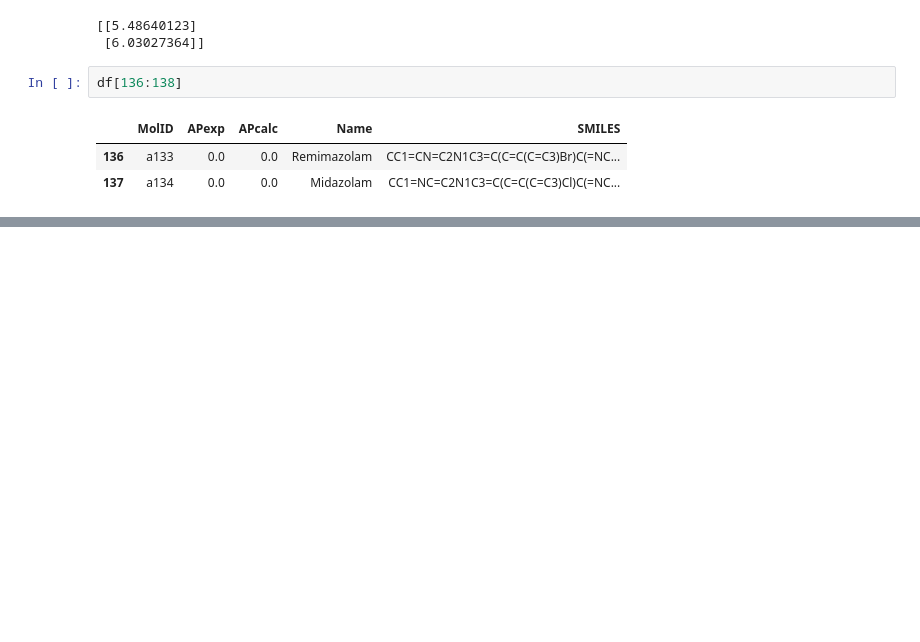
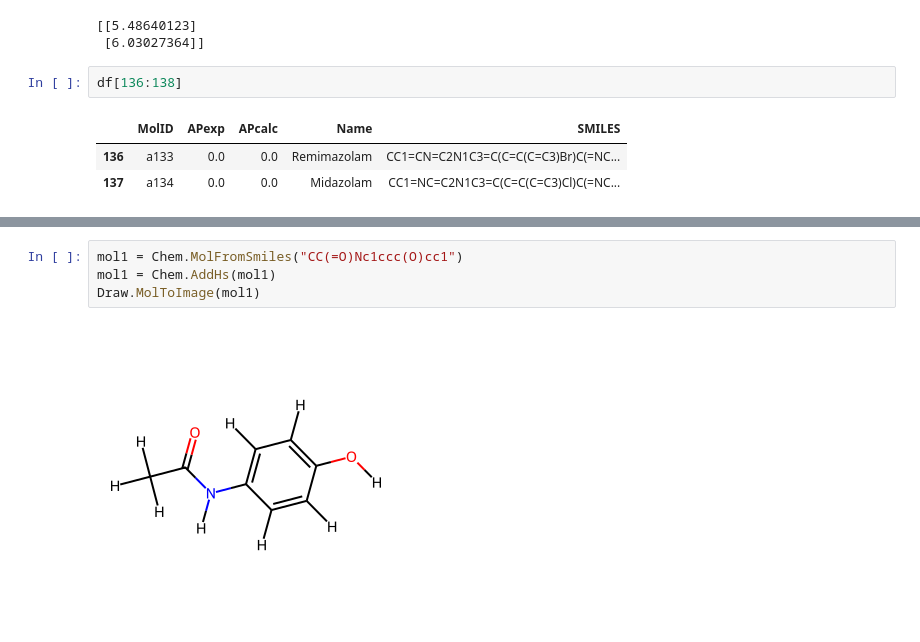
Before and after one commit to BradyCh/ACTSO_Anesthetics, a Jupyter notebook: ACTSO_project.ipynb, the cells around one changed output, grey strips where cells are left out. Cells and saved outputs as stored; diff of their text form; blank space fills up the shorter version.

```diff
--- a/ACTSO_project.ipynb
+++ b/ACTSO_project.ipynb
@@ -430,0 +532,6 @@ import pandas
+# %%
+mol1 = Chem.MolFromSmiles("CC(=O)Nc1ccc(O)cc1")
+mol1 = Chem.AddHs(mol1)
+Draw.MolToImage(mol1)
+# %% [output]
+[figure, added]
```
Also changed, not shown: parts of 14 cells of this notebook.
